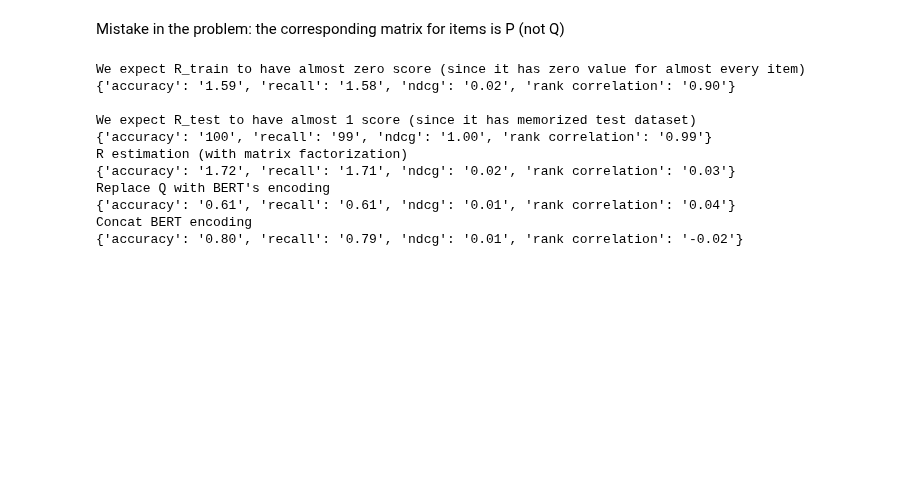
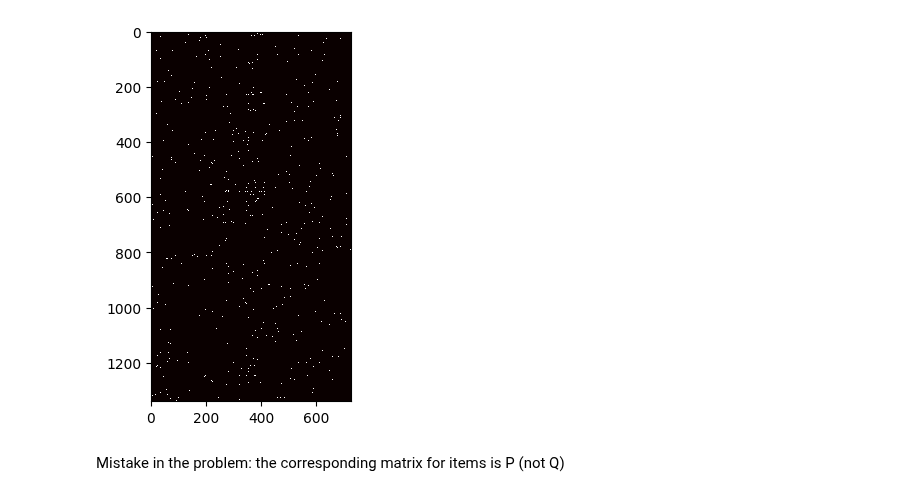
Before and after one commit to aeirya/information-retrieval-course, a Jupyter notebook: hw3/hw3_local.ipynb, the cells around one changed output. Cells and saved outputs as stored; diff of their text form; code cells hidden in the pictures; blank space fills up the shorter version.

```diff
--- a/hw3/hw3_local.ipynb
+++ b/hw3/hw3_local.ipynb
@@ -67,33 +75,9 @@ best error: 5.30e+03
+# %%
+heatmaps([Rt])
+# %% [output]
+[figure, added]
 # %% [markdown]
 Mistake in the problem: the corresponding matrix for items is P (not Q)
-# %%
-print("We expect R_train to have almost zero score (since it has zero value for almost every item)")
-print(E0)
-print()
-
-print("We expect R_test to have almost 1 score (since it has memorized test dataset)")
-print(Et)
-
-print("R estimation (with matrix factorization)")
-print(Em)
-
-print("Replace Q with BERT's encoding")
-print(Ea)
-
-print("Concat BERT encoding")
-print(Eb)
-# %% [output]
-We expect R_train to have almost zero score (since it has zero value for almost every item)
-{'accuracy': '1.59', 'recall': '1.58', 'ndcg': '0.02', 'rank correlation': '0.90'}
-
-We expect R_test to have almost 1 score (since it has memorized test dataset)
-{'accuracy': '100', 'recall': '99', 'ndcg': '1.00', 'rank correlation': '0.99'}
-R estimation (with matrix factorization)
-{'accuracy': '1.72', 'recall': '1.71', 'ndcg': '0.02', 'rank correlation': '0.03'}
-Replace Q with BERT's encoding
-{'accuracy': '0.61', 'recall': '0.61', 'ndcg': '0.01', 'rank correlation': '0.04'}
-Concat BERT encoding
-{'accuracy': '0.80', 'recall': '0.79', 'ndcg': '0.01', 'rank correlation': '-0.02'}
 # %%
 import pandas as pd
 
```
Also changed, not shown: parts of 8 cells of this notebook, 6 other files.
